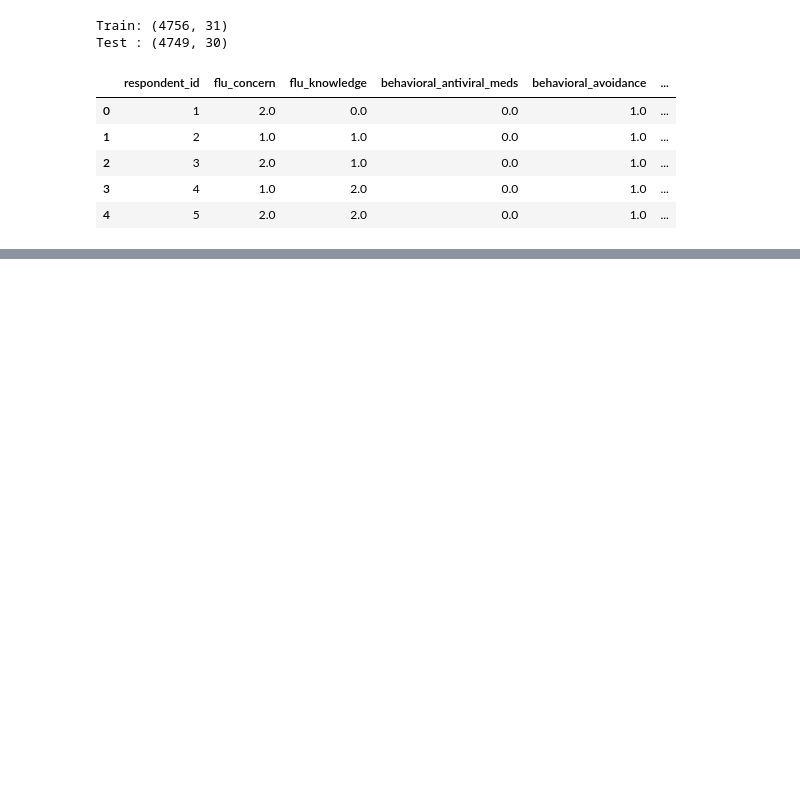
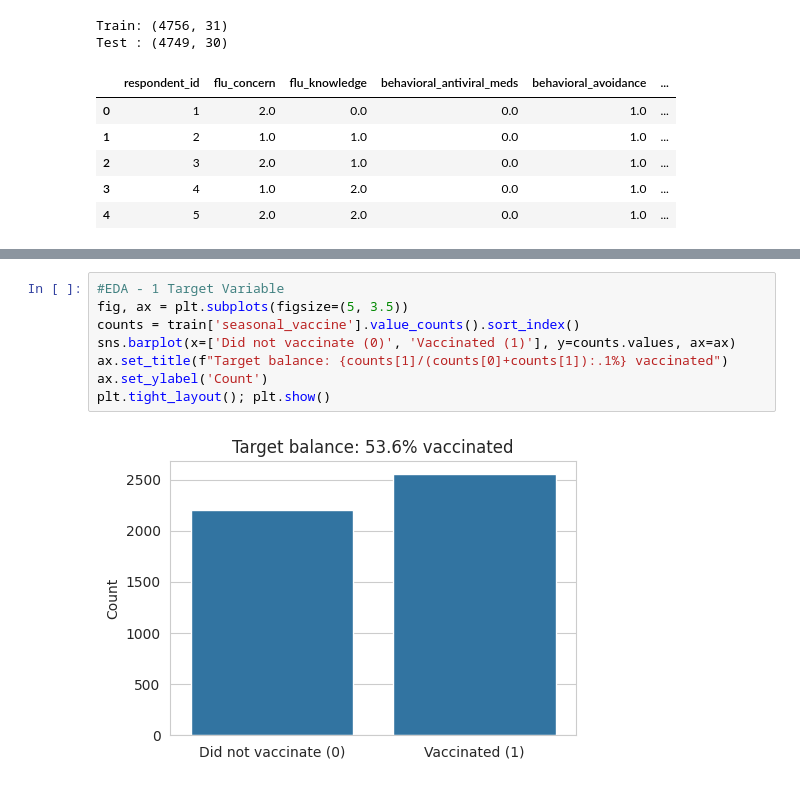
Before and after one commit to DATA-SCIENCE-HACKATHON-Group-12-32/data-science-challenge-group-A, a Jupyter notebook: dsc_main_group_A.ipynb, the cells around one changed output, grey strips where cells are left out. Saved outputs shown, nothing was run; the diff lists cells and outputs as text; blank space fills up the shorter version.

```diff
--- a/dsc_main_group_A.ipynb
+++ b/dsc_main_group_A.ipynb
@@ -50,0 +63,10 @@ Test : (4749, 30)
+# %%
+#EDA - 1 Target Variable
+fig, ax = plt.subplots(figsize=(5, 3.5))
+counts = train['seasonal_vaccine'].value_counts().sort_index()
+sns.barplot(x=['Did not vaccinate (0)', 'Vaccinated (1)'], y=counts.values, ax=ax)
+ax.set_title(f"Target balance: {counts[1]/(counts[0]+counts[1]):.1%} vaccinated")
+ax.set_ylabel('Count')
+plt.tight_layout(); plt.show()
+# %% [output]
+[figure, added]
```
Also changed, not shown: parts of 4 cells of this notebook.
